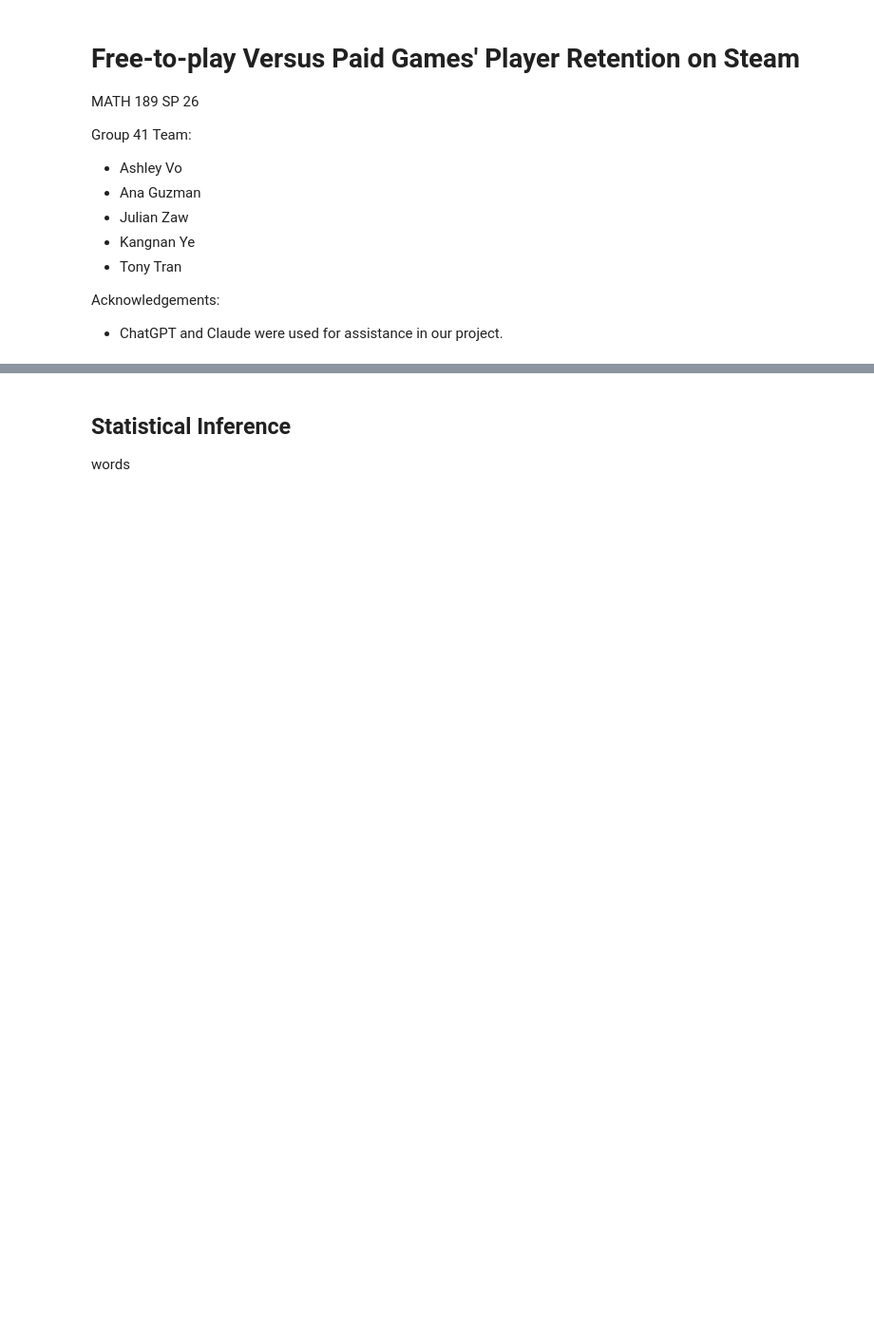
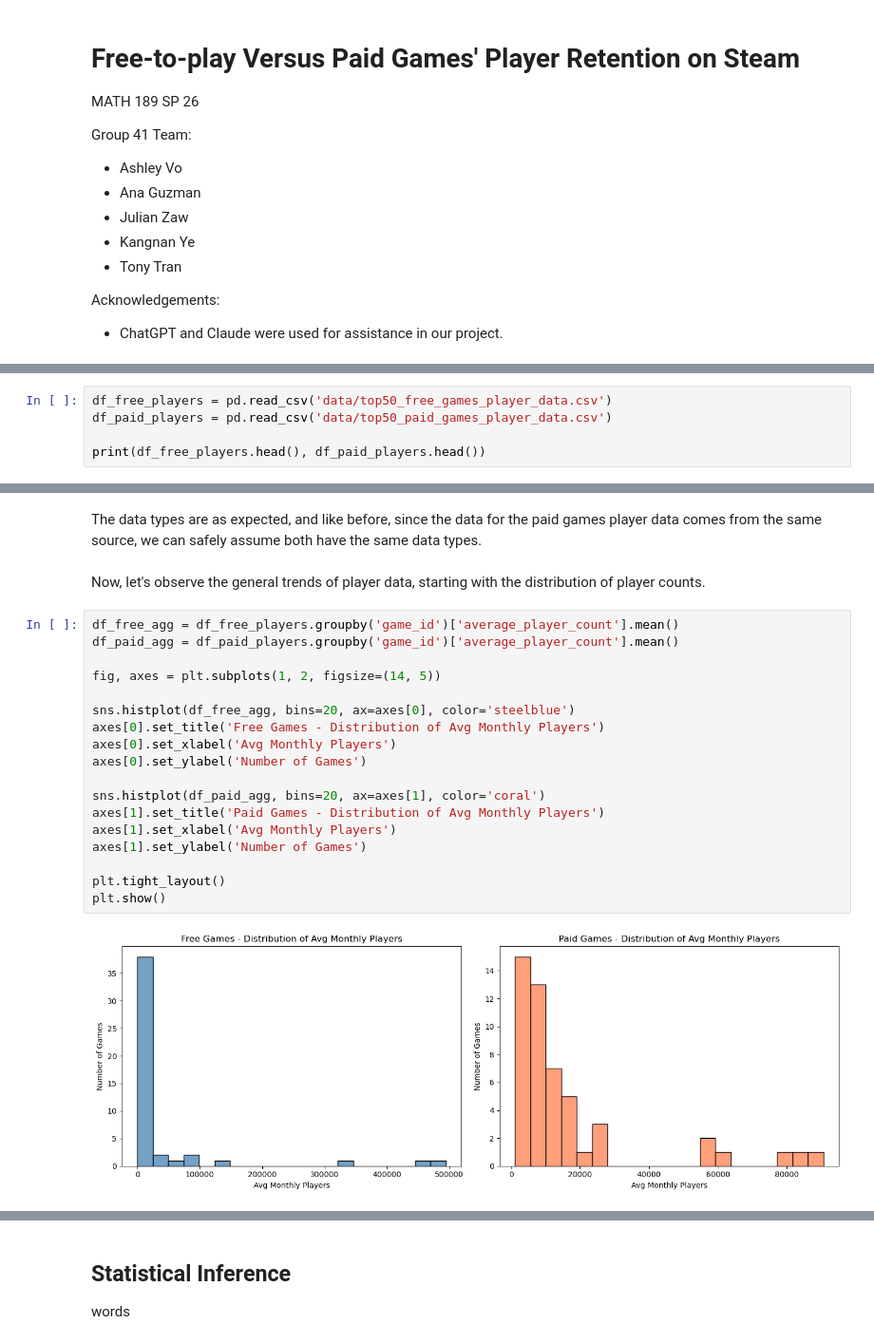
Before and after one commit to avo-ucsd/math189-sp26-group41, a Jupyter notebook: 4_final_report.ipynb, the cells around one changed output, grey strips where cells are left out. Shown at 95% size. Saved outputs shown, nothing was run; the diff lists cells and outputs as text; blank space fills up the shorter version.

```diff
--- a/4_final_report.ipynb
+++ b/4_final_report.ipynb
@@ -42,0 +129,5 @@ words
+# %%
+df_free_players = pd.read_csv('data/top50_free_games_player_data.csv')
+df_paid_players = pd.read_csv('data/top50_paid_games_player_data.csv')
+
+print(df_free_players.head(), df_paid_players.head())
@@ -42,0 +167,24 @@ words
+# %% [markdown]
+The data types are as expected, and like before, since the data for the paid games player data comes from the same source, we can safely assume both have the same data types.
+# %% [markdown]
+Now, let's observe the general trends of player data, starting with the distribution of player counts.
+# %%
+df_free_agg = df_free_players.groupby('game_id')['average_player_count'].mean()
+df_paid_agg = df_paid_players.groupby('game_id')['average_player_count'].mean()
+
+fig, axes = plt.subplots(1, 2, figsize=(14, 5))
+
+sns.histplot(df_free_agg, bins=20, ax=axes[0], color='steelblue')
+axes[0].set_title('Free Games - Distribution of Avg Monthly Players')
+axes[0].set_xlabel('Avg Monthly Players')
+axes[0].set_ylabel('Number of Games')
+
+sns.histplot(df_paid_agg, bins=20, ax=axes[1], color='coral')
+axes[1].set_title('Paid Games - Distribution of Avg Monthly Players')
+axes[1].set_xlabel('Avg Monthly Players')
+axes[1].set_ylabel('Number of Games')
+
+plt.tight_layout()
+plt.show()
+# %% [output]
+[figure, added]
```
Also changed, not shown: parts of 29 cells of this notebook, 2 other files.
